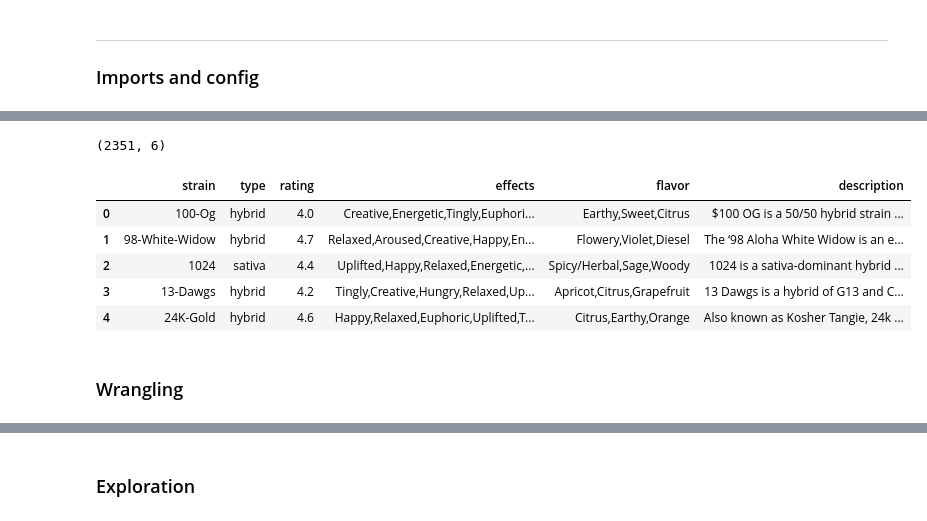
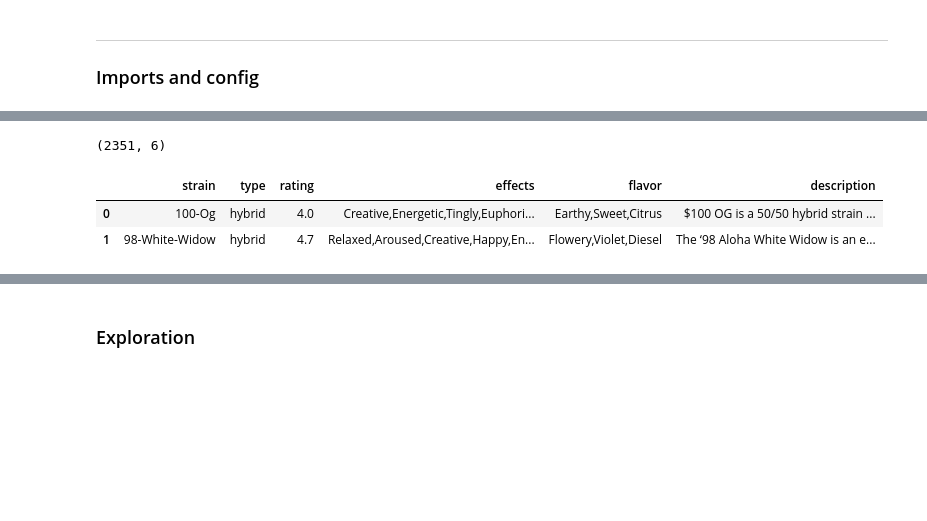
Before and after one commit to tobias-fyi/vela, a Jupyter notebook: ds/interview_prep/practice/medizen/medizen_2-1_data.ipynb, the cells around one changed output, grey strips where cells are left out. Saved outputs shown, nothing was run; the diff lists cells and outputs as text; code cells hidden in the pictures; blank space fills up the shorter version.

```diff
--- a/ds/interview_prep/practice/medizen/medizen_2-1_data.ipynb
+++ b/ds/interview_prep/practice/medizen/medizen_2-1_data.ipynb
@@ -35,6 +69,5 @@ from sklearn.neighbors import NearestNeighbors
 # %%
 # === Configuration === #
 %matplotlib inline
-# Configure pandas to display entire text of column
-pd.set_option('max_colwidth', 200)
-pd.set_option('max_columns', 200)  # Display up to 200 columns
+# Configure pandas to display more text in columns
+pd.set_option('max_colwidth', 200)  # Display up to 200 chars per column
@@ -45,20 +107,11 @@ pd.set_option('max_columns', 200)  # Display up to 200 columns
 # %%
 # === Load and look at the dataset === #
 datapath = "assets/cannabis.csv"
-
-strains = (pd.read_csv(datapath)
-           .clean_names()
-          )
-
+strains = (pd.read_csv(datapath).clean_names())
 print(strains.shape)
-strains.head()
+strains.head(2)
 # %% [output]
 (2351, 6)
 |  | strain | type | rating | effects | flavor | description |
 | 0 | 100-Og | hybrid | 4.0 | Creative,Energetic,Tingly,Euphori... | Earthy,Sweet,Citrus | $100 OG is a 50/50 hybrid strain ... |
 | 1 | 98-White-Widow | hybrid | 4.7 | Relaxed,Aroused,Creative,Happy,En... | Flowery,Violet,Diesel | The ‘98 Aloha White Widow is an e... |
-| 2 | 1024 | sativa | 4.4 | Uplifted,Happy,Relaxed,Energetic,... | Spicy/Herbal,Sage,Woody | 1024 is a sativa-dominant hybrid ... |
-| 3 | 13-Dawgs | hybrid | 4.2 | Tingly,Creative,Hungry,Relaxed,Up... | Apricot,Citrus,Grapefruit | 13 Dawgs is a hybrid of G13 and C... |
-| 4 | 24K-Gold | hybrid | 4.6 | Happy,Relaxed,Euphoric,Uplifted,T... | Citrus,Earthy,Orange | Also known as Kosher Tangie, 24k ... |
-# %% [markdown]
-### Wrangling
```
Also changed, not shown: parts of 39 cells of this notebook, 26 other files.
